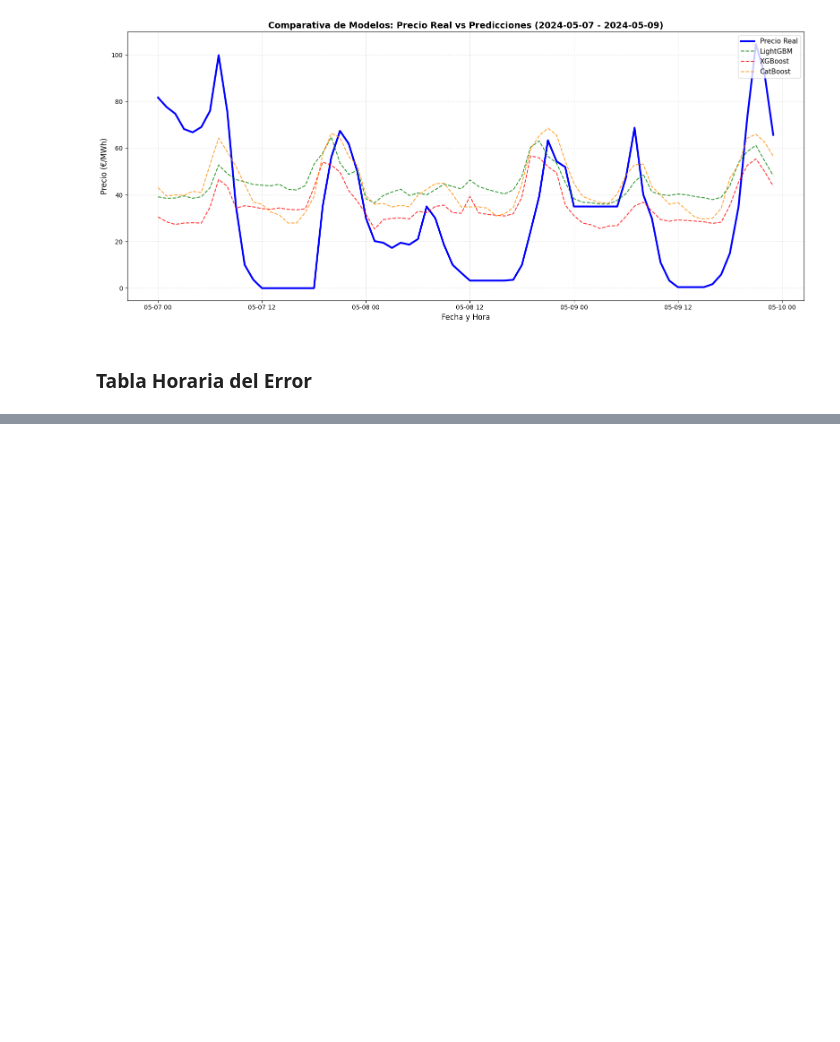
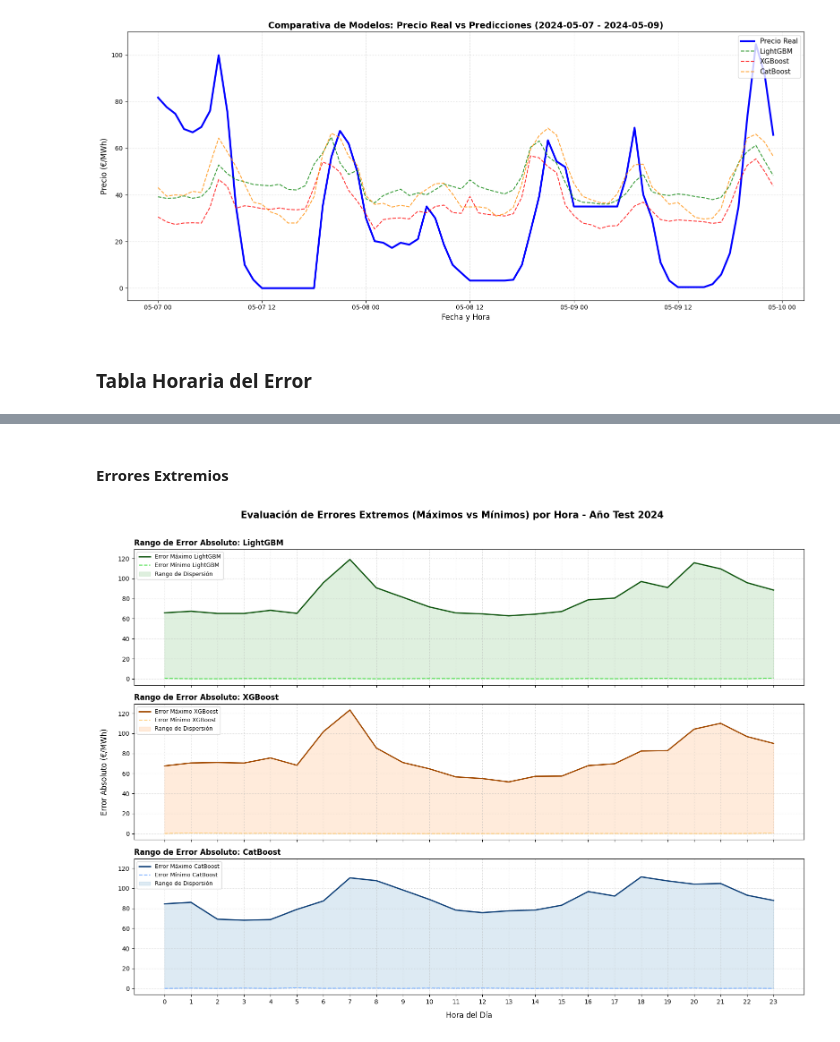
Before and after one commit to JaimeSa03/TFG_Model_Predictor, a Jupyter notebook: Experimentos/Metodos_Ensamblados/Experimento_1.ipynb, the cells around one changed output, grey strips where cells are left out. Cells and saved outputs as stored; diff of their text form; code cells hidden in the pictures; blank space fills up the shorter version.

Commit message:
MORE MORE
Más graficas para el análisis del TFG.

```diff
--- a/Experimentos/Metodos_Ensamblados/Experimento_1.ipynb
+++ b/Experimentos/Metodos_Ensamblados/Experimento_1.ipynb
@@ -292,0 +476,74 @@ plt.show()
+# %% [markdown]
+#### Errores Extremios
+# %%
+import numpy as np
+import matplotlib.pyplot as plt
+import pandas as pd
+
+# =======================================================================================
+# 9. ANÁLISIS HORARIO DE ERRORES EXTREMOS (MÁXIMOS Y MÍNIMOS DESDE CSV)
+# =======================================================================================
+
+# 1. Carga del archivo CSV de resultados
+df_resultados_csv = pd.read_csv('predicciones_2024.csv', index_col=0, parse_dates=True)
+
+# Función para extraer el error absoluto máximo y mínimo por hora
+def calcular_errores_extremos(df, col_pred):
+    error_absoluto = (df['Precio_Real'] - df[col_pred]).abs()
+    err_max = error_absoluto.groupby(df['hour']).max()
+    err_min = error_absoluto.groupby(df['hour']).min()
+    return err_max, err_min
+
+# Cálculo dinámico para cada modelo
+max_lgb, min_lgb = calcular_errores_extremos(df_resultados_csv, 'Prediccion_LightGBM')
+max_xgb, min_xgb = calcular_errores_extremos(df_resultados_csv, 'Prediccion_XGBoost')
+max_cat, min_cat = calcular_errores_extremos(df_resultados_csv, 'Prediccion_CatBoost')
+
+horas = np.arange(24)
+
+# Creamos 3 subgráficas verticales que comparten el mismo eje Y para una comparación justa
+fig, (ax1, ax2, ax3) = plt.subplots(3, 1, figsize=(16, 12), sharex=True, sharey=True)
+
+# ---------------------------------------------------------------------------------------
+# PANEL 1: LIGHTGBM (Verde)
+# ---------------------------------------------------------------------------------------
+ax1.plot(horas, max_lgb, color='#0b520b', linestyle='-', linewidth=2, label='Error Máximo LightGBM')
+ax1.plot(horas, min_lgb, color='#4ee04e', linestyle='--', linewidth=1.5, label='Error Mínimo LightGBM')
+ax1.fill_between(horas, min_lgb, max_lgb, color='#2ca02c', alpha=0.15, label='Rango de Dispersión')
+ax1.set_title('Rango de Error Absoluto: LightGBM', fontsize=12, fontweight='bold', loc='left')
+ax1.grid(True, linestyle=':', alpha=0.6)
+ax1.legend(loc='upper left', fontsize=9)
+
+# ---------------------------------------------------------------------------------------
+# PANEL 2: XGBOOST (Naranja)
+# ---------------------------------------------------------------------------------------
+ax2.plot(horas, max_xgb, color='#a14900', linestyle='-', linewidth=2, label='Error Máximo XGBoost')
+ax2.plot(horas, min_xgb, color='#ffd080', linestyle='--', linewidth=1.5, label='Error Mínimo XGBoost')
+ax2.fill_between(horas, min_xgb, max_xgb, color='#ff7f0e', alpha=0.15, label='Rango de Dispersión')
+ax2.set_title('Rango de Error Absoluto: XGBoost', fontsize=12, fontweight='bold', loc='left')
+ax2.grid(True, linestyle=':', alpha=0.6)
+ax2.legend(loc='upper left', fontsize=9)
+ax2.set_ylabel('Error Absoluto (€/MWh)', fontsize=12, labelpad=15)
+
+# ---------------------------------------------------------------------------------------
+# PANEL 3: CATBOOST (Azul)
+# ---------------------------------------------------------------------------------------
+ax3.plot(horas, max_cat, color='#0a3c75', linestyle='-', linewidth=2, label='Error Máximo CatBoost')
+ax3.plot(horas, min_cat, color='#80b3ff', linestyle='--', linewidth=1.5, label='Error Mínimo CatBoost')
+ax3.fill_between(horas, min_cat, max_cat, color='#1f77b4', alpha=0.15, label='Rango de Dispersión')
+ax3.set_title('Rango de Error Absoluto: CatBoost', fontsize=12, fontweight='bold', loc='left')
+ax3.grid(True, linestyle=':', alpha=0.6)
+ax3.legend(loc='upper left', fontsize=9)
+ax3.set_xlabel('Hora del Día', fontsize=12, labelpad=10)
+
+# Configuración de los ejes comunes
+plt.xticks(horas)
+fig.suptitle('Evaluación de Errores Extremos (Máximos vs Mínimos) por Hora - Año Test 2024', fontsize=15, fontweight='bold', y=0.96)
+
+plt.tight_layout(rect=[0, 0, 1, 0.95])
+
+# Guardado automático con alta resolución para la memoria
+plt.savefig('grafico_errores_extremos_horarios_3modelos_2024.png', dpi=300)
+plt.show()
+# %% [output]
+[figure, added]
```
Also changed, not shown: parts of 6 cells of this notebook, 5 other files.
